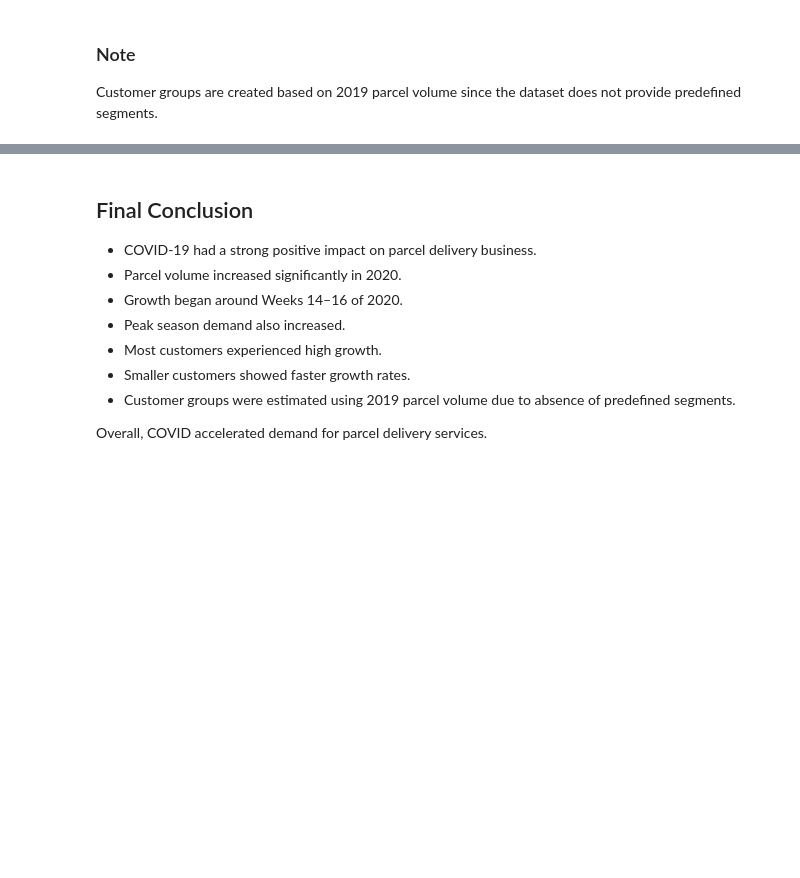
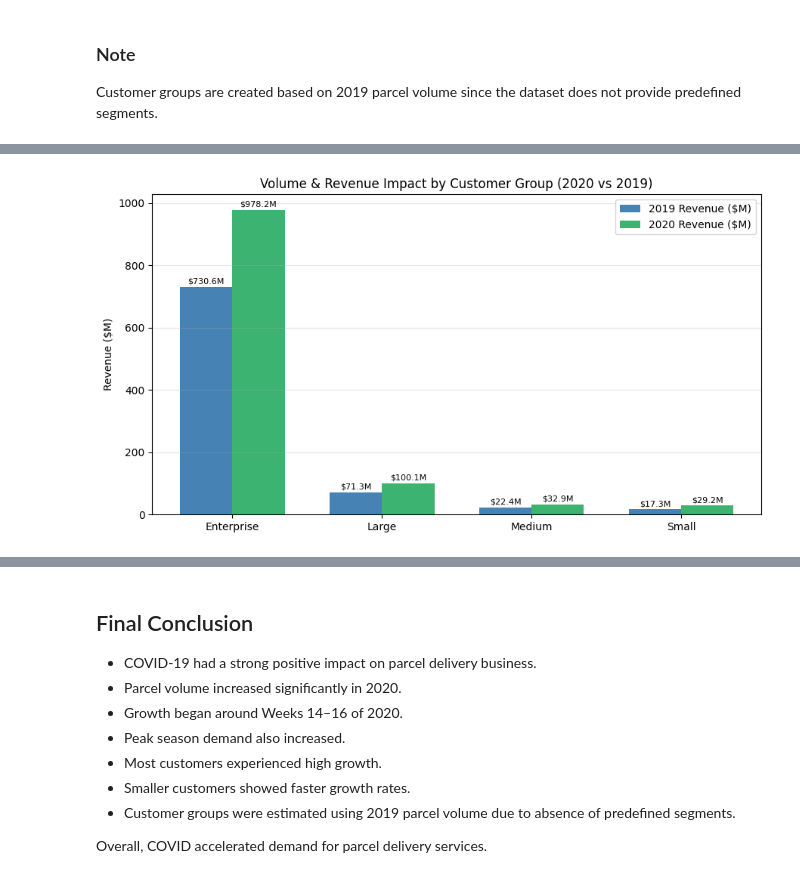
Before and after one commit to SuryadharshiniG/covid-parcel-analysis-group-project, a Jupyter notebook: Final_project.ipynb, the cells around one changed output, grey strips where cells are left out. Cells and saved outputs as stored; diff of their text form; code cells hidden in the pictures; blank space fills up the shorter version.

```diff
--- a/Final_project.ipynb
+++ b/Final_project.ipynb
@@ -336,0 +405,26 @@ plt.show()
+# %%
+# REVENUE BAR CHART BY GROUP
+x = np.arange(len(group_order))
+width = 0.35
+
+fig, ax = plt.subplots(figsize=(9, 5))
+bars1 = ax.bar(x - width/2, group_summary["Rev_2019"] / 1e6, width, label="2019 Revenue ($M)", color="steelblue")
+bars2 = ax.bar(x + width/2, group_summary["Rev_2020"] / 1e6, width, label="2020 Revenue ($M)", color="mediumseagreen")
+
+for bar in bars1:
+    ax.text(bar.get_x() + bar.get_width()/2, bar.get_height() + 5,
+            f"${bar.get_height():.1f}M", ha="center", va="bottom", fontsize=8)
+for bar in bars2:
+    ax.text(bar.get_x() + bar.get_width()/2, bar.get_height() + 5,
+            f"${bar.get_height():.1f}M", ha="center", va="bottom", fontsize=8)
+
+ax.set_xticks(x)
+ax.set_xticklabels(group_order)
+ax.set_title("Volume & Revenue Impact by Customer Group (2020 vs 2019)")
+ax.set_ylabel("Revenue ($M)")
+ax.legend()
+ax.grid(axis="y", alpha=0.3)
+plt.tight_layout()
+plt.show()
+# %% [output]
+[figure, added]
```
Also changed, not shown: parts of 20 cells of this notebook.
